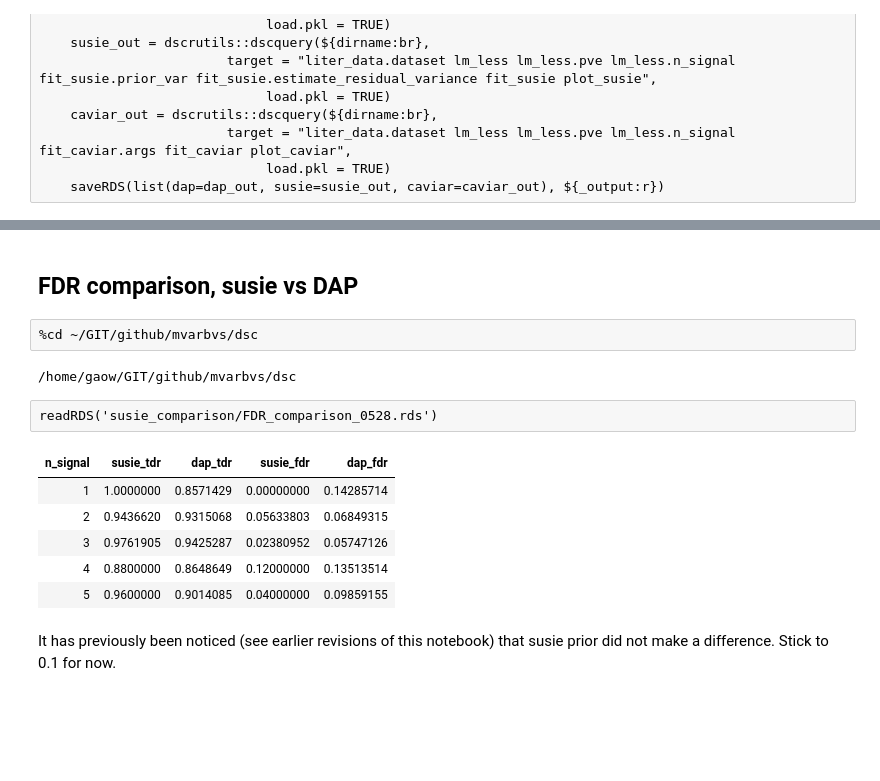
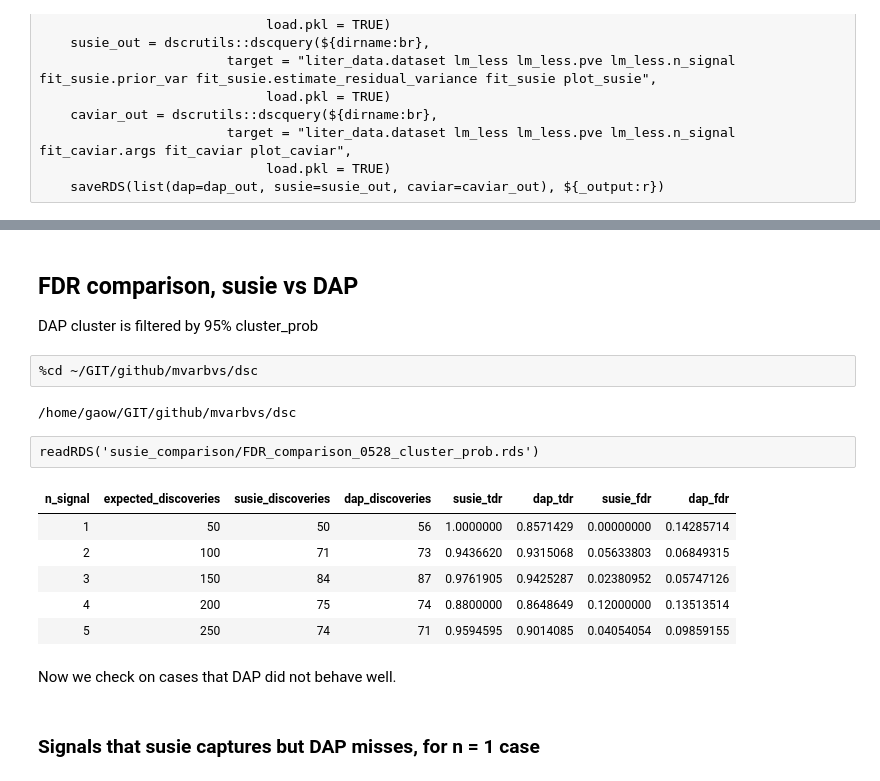
Before and after one commit to gaow/mvarbvs, a Jupyter notebook: analysis/20180527_PIP_Comparison.ipynb, the cells around one changed output, grey strips where cells are left out. Drawn from its saved outputs; the diff is of its cells as text; blank space fills up the shorter version.

```diff
--- a/analysis/20180527_PIP_Comparison.ipynb
+++ b/analysis/20180527_PIP_Comparison.ipynb
@@ -299,17 +332,21 @@ Workflow can only be executed with magic %run or %sosrun.
 # %% [markdown]
 ## FDR comparison, susie vs DAP
+
+DAP cluster is filtered by 95% cluster_prob
 # %%
 %cd ~/GIT/github/mvarbvs/dsc
 # %% [output]
 /home/gaow/GIT/github/mvarbvs/dsc
 # %%
-readRDS('susie_comparison/FDR_comparison_0528.rds')
+readRDS('susie_comparison/FDR_comparison_0528_cluster_prob.rds')
 # %% [output]
-| n_signal | susie_tdr | dap_tdr | susie_fdr | dap_fdr |
-| 1 | 1.0000000 | 0.8571429 | 0.00000000 | 0.14285714 |
-| 2 | 0.9436620 | 0.9315068 | 0.05633803 | 0.06849315 |
-| 3 | 0.9761905 | 0.9425287 | 0.02380952 | 0.05747126 |
-| 4 | 0.8800000 | 0.8648649 | 0.12000000 | 0.13513514 |
-| 5 | 0.9600000 | 0.9014085 | 0.04000000 | 0.09859155 |
+| n_signal | expected_discoveries | susie_discoveries | dap_discoveries | susie_tdr | dap_tdr | susie_fdr | dap_fdr |
+| 1 | 50 | 50 | 56 | 1.0000000 | 0.8571429 | 0.00000000 | 0.14285714 |
+| 2 | 100 | 71 | 73 | 0.9436620 | 0.9315068 | 0.05633803 | 0.06849315 |
+| 3 | 150 | 84 | 87 | 0.9761905 | 0.9425287 | 0.02380952 | 0.05747126 |
+| 4 | 200 | 75 | 74 | 0.8800000 | 0.8648649 | 0.12000000 | 0.13513514 |
+| 5 | 250 | 74 | 71 | 0.9594595 | 0.9014085 | 0.04054054 | 0.09859155 |
-# %% [markdown]
-It has previously been noticed (see earlier revisions of this notebook) that susie prior did not make a difference. Stick to 0.1 for now.
+# %% [markdown]
+Now we check on cases that DAP did not behave well.
+# %% [markdown]
+### Signals that susie captures but DAP misses, for n = 1 case
```
Also changed, not shown: parts of 17 cells of this notebook.
